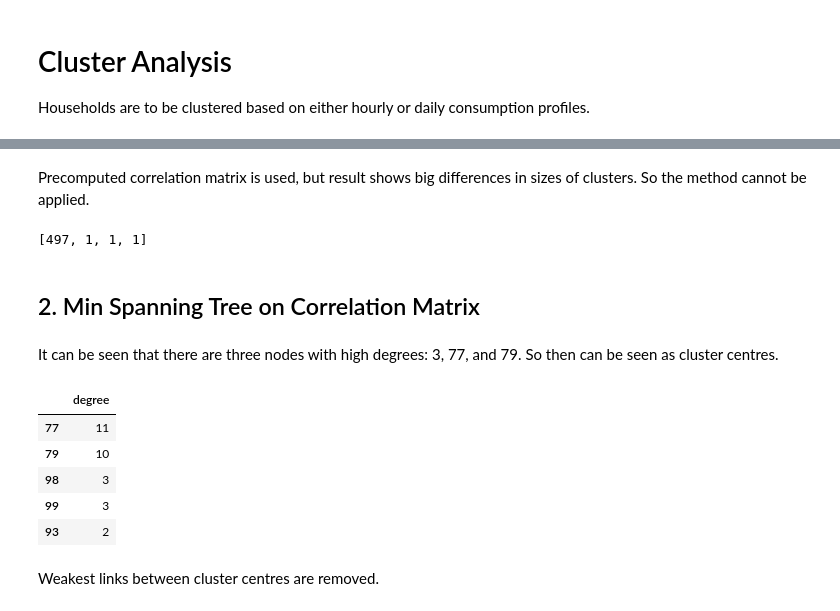
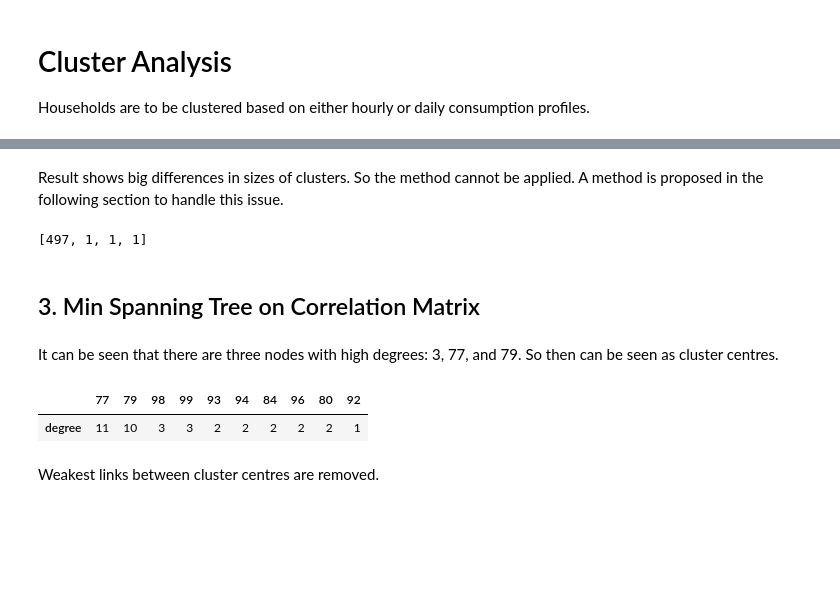
Before and after one commit to edxu96/elec_consumption, a Jupyter notebook: 00_cluster.ipynb, the cells around one changed output, grey strips where cells are left out. Saved outputs shown, nothing was run; the diff lists cells and outputs as text; code cells hidden in the pictures; blank space fills up the shorter version.

```diff
--- a/00_cluster.ipynb
+++ b/00_cluster.ipynb
@@ -80,5 +82,5 @@ assert cluster.inspect_nan_corr(data['corr']) == [(463, 485), (485, 463)]
 data['corr'].loc[485, 463] = 0
 data['corr'].loc[463, 485] = 0
 # %% [markdown]
-Precomputed correlation matrix is used, but result shows big differences in sizes of clusters. So the method cannot be applied.
+Result shows big differences in sizes of clusters. So the method cannot be applied. A method is proposed in the following section to handle this issue.
 # %%
@@ -89,7 +92,7 @@ print([list(res).count(i) for i in range(n_clusters)])
 # %% [output]
 [497, 1, 1, 1]
 # %% [markdown]
-## 2. Min Spanning Tree on Correlation Matrix
+## 3. Min Spanning Tree on Correlation Matrix
 # %%
 #hide
 tree = cluster.mst_corr(df.iloc[:, 70:100])
@@ -98,14 +101,10 @@ pos = nx.spring_layout(tree, seed=100)
 It can be seen that there are three nodes with high degrees: 3, 77, and 79. So then can be seen as cluster centres.
 # %%
 #hide_input
-cluster.gather_nodes_info(tree).head(5)
+cluster.gather_nodes_info(tree).head(10).T
 # %% [output]
-|  | degree |
-| 77 | 11 |
-| 79 | 10 |
-| 98 | 3 |
-| 99 | 3 |
-| 93 | 2 |
+|  | 77 | 79 | 98 | 99 | 93 | 94 | 84 | 96 | 80 | 92 |
+| degree | 11 | 10 | 3 | 3 | 2 | 2 | 2 | 2 | 2 | 1 |
 # %% [markdown]
 Weakest links between cluster centres are removed.
 # %%
```
Also changed, not shown: parts of 15 cells of this notebook, 1 other file.
